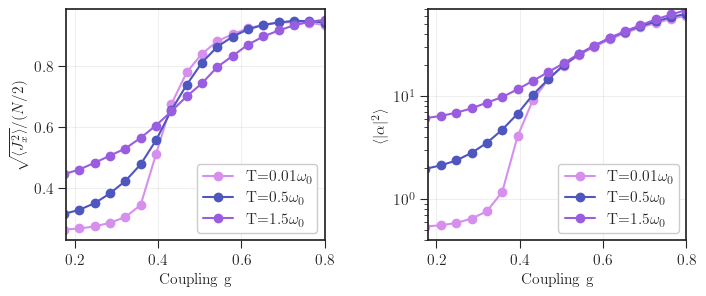
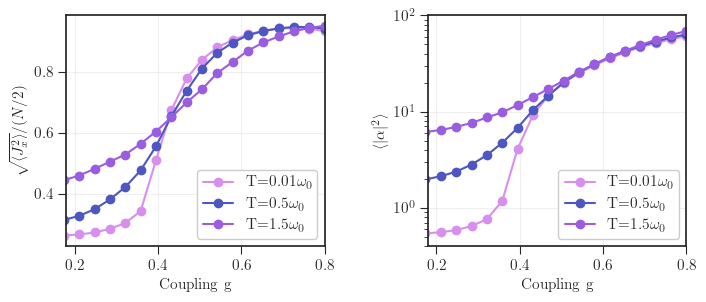
The change to this notebook cell's code, shown as a diff; its figure went from the first image to the second:
--- before
+++ after
@@ -22,5 +22,5 @@
 ax[1].set_ylabel(r"$\langle |\alpha|^2 \rangle$")
 ax[1].set_xlim(0.18, 0.8)
-ax[1].set_ylim(0.4, 0.7e2)
+ax[1].set_ylim(0.4, 1e2)
 ax[1].legend()
 

Commit: new results